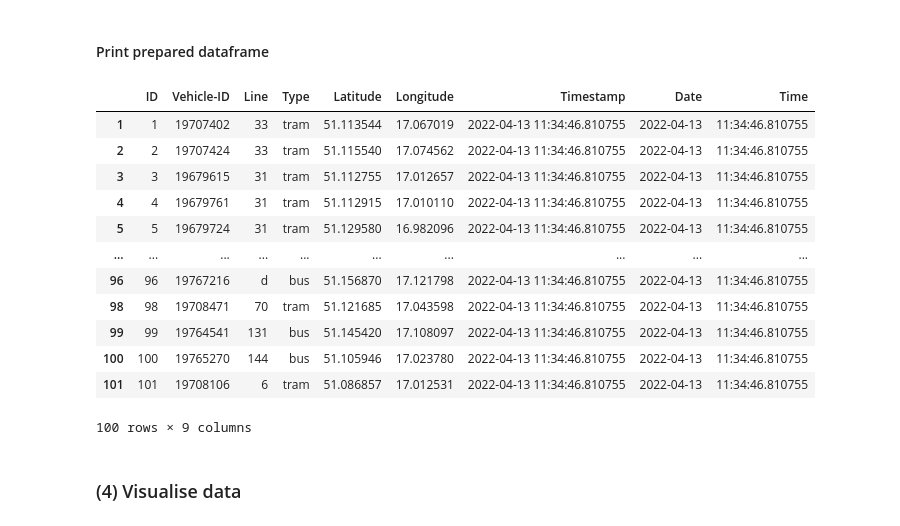
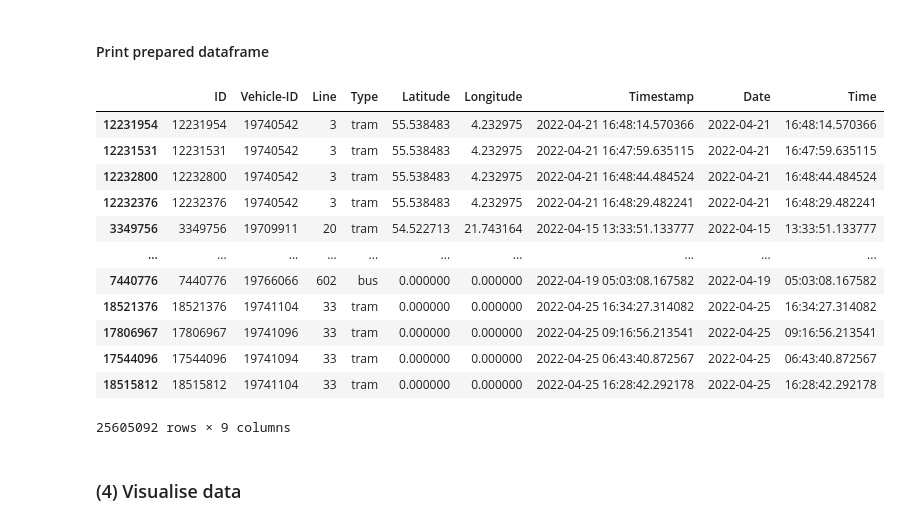
Before and after one commit to astrid-schindler/Wroclaw-Public-Transport-Exploration, a Jupyter notebook: notebooks/exploration.ipynb, the cells around one changed output. Saved outputs shown, nothing was run; the diff lists cells and outputs as text; code cells hidden in the pictures.

```diff
--- a/notebooks/exploration.ipynb
+++ b/notebooks/exploration.ipynb
@@ -120,21 +120,21 @@ df.drop(index=df[df['Longitude'] >= 60].index, inplace=True)
 #### Print prepared dataframe
 # %%
 # PRINT DATAFRAME
-df.head(100)
+df.sort_values('Latitude', ascending=False)
 # %% [output]
 |  | ID | Vehicle-ID | Line | Type | Latitude | Longitude | Timestamp | Date | Time |
-| 1 | 1 | 19707402 | 33 | tram | 51.113544 | 17.067019 | 2022-04-13 11:34:46.810755 | 2022-04-13 | 11:34:46.810755 |
-| 2 | 2 | 19707424 | 33 | tram | 51.115540 | 17.074562 | 2022-04-13 11:34:46.810755 | 2022-04-13 | 11:34:46.810755 |
-| 3 | 3 | 19679615 | 31 | tram | 51.112755 | 17.012657 | 2022-04-13 11:34:46.810755 | 2022-04-13 | 11:34:46.810755 |
-| 4 | 4 | 19679761 | 31 | tram | 51.112915 | 17.010110 | 2022-04-13 11:34:46.810755 | 2022-04-13 | 11:34:46.810755 |
-| 5 | 5 | 19679724 | 31 | tram | 51.129580 | 16.982096 | 2022-04-13 11:34:46.810755 | 2022-04-13 | 11:34:46.810755 |
+| 12231954 | 12231954 | 19740542 | 3 | tram | 55.538483 | 4.232975 | 2022-04-21 16:48:14.570366 | 2022-04-21 | 16:48:14.570366 |
+| 12231531 | 12231531 | 19740542 | 3 | tram | 55.538483 | 4.232975 | 2022-04-21 16:47:59.635115 | 2022-04-21 | 16:47:59.635115 |
+| 12232800 | 12232800 | 19740542 | 3 | tram | 55.538483 | 4.232975 | 2022-04-21 16:48:44.484524 | 2022-04-21 | 16:48:44.484524 |
+| 12232376 | 12232376 | 19740542 | 3 | tram | 55.538483 | 4.232975 | 2022-04-21 16:48:29.482241 | 2022-04-21 | 16:48:29.482241 |
+| 3349756 | 3349756 | 19709911 | 20 | tram | 54.522713 | 21.743164 | 2022-04-15 13:33:51.133777 | 2022-04-15 | 13:33:51.133777 |
 | ... | ... | ... | ... | ... | ... | ... | ... | ... | ... |
-| 96 | 96 | 19767216 | d | bus | 51.156870 | 17.121798 | 2022-04-13 11:34:46.810755 | 2022-04-13 | 11:34:46.810755 |
-| 98 | 98 | 19708471 | 70 | tram | 51.121685 | 17.043598 | 2022-04-13 11:34:46.810755 | 2022-04-13 | 11:34:46.810755 |
-| 99 | 99 | 19764541 | 131 | bus | 51.145420 | 17.108097 | 2022-04-13 11:34:46.810755 | 2022-04-13 | 11:34:46.810755 |
-| 100 | 100 | 19765270 | 144 | bus | 51.105946 | 17.023780 | 2022-04-13 11:34:46.810755 | 2022-04-13 | 11:34:46.810755 |
-| 101 | 101 | 19708106 | 6 | tram | 51.086857 | 17.012531 | 2022-04-13 11:34:46.810755 | 2022-04-13 | 11:34:46.810755 |
+| 7440776 | 7440776 | 19766066 | 602 | bus | 0.000000 | 0.000000 | 2022-04-19 05:03:08.167582 | 2022-04-19 | 05:03:08.167582 |
+| 18521376 | 18521376 | 19741104 | 33 | tram | 0.000000 | 0.000000 | 2022-04-25 16:34:27.314082 | 2022-04-25 | 16:34:27.314082 |
+| 17806967 | 17806967 | 19741096 | 33 | tram | 0.000000 | 0.000000 | 2022-04-25 09:16:56.213541 | 2022-04-25 | 09:16:56.213541 |
+| 17544096 | 17544096 | 19741094 | 33 | tram | 0.000000 | 0.000000 | 2022-04-25 06:43:40.872567 | 2022-04-25 | 06:43:40.872567 |
+| 18515812 | 18515812 | 19741104 | 33 | tram | 0.000000 | 0.000000 | 2022-04-25 16:28:42.292178 | 2022-04-25 | 16:28:42.292178 |
-100 rows × 9 columns
+25605092 rows × 9 columns
 # %% [markdown]
 ### (4) Visualise data
 # %% [markdown]
```
Also changed, not shown: parts of 10 cells of this notebook.
